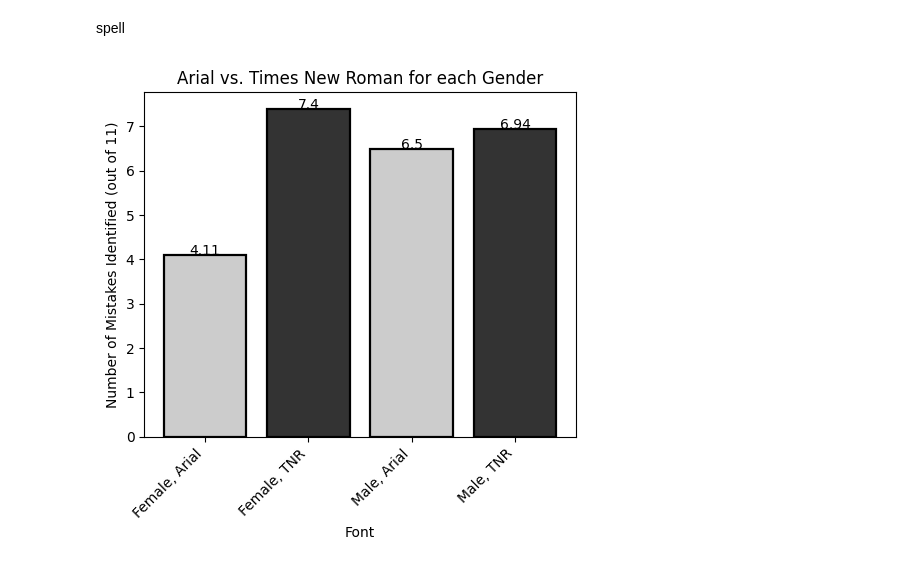
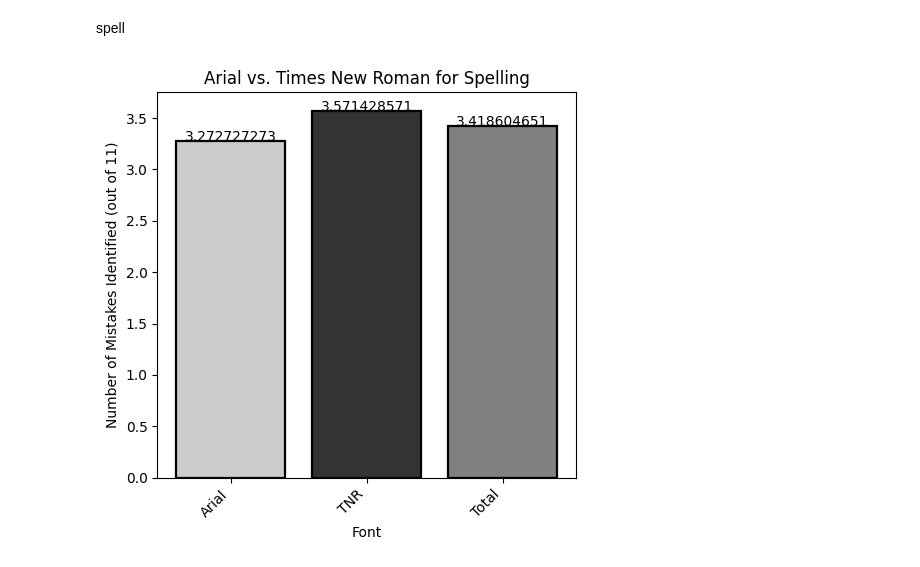
Before and after one commit to Thv1364/temporarything, a Jupyter notebook: stuff.ipynb, the cells around one changed output. Drawn from its saved outputs; the diff is of its cells as text; code cells hidden in the pictures.

```diff
--- a/stuff.ipynb
+++ b/stuff.ipynb
@@ -100,31 +100,31 @@ spell
 # %%
 import matplotlib.pyplot as plt
 import numpy as np
 
 # Sample data
-categories = ['Female, Arial', 'Female, TNR','Male, Arial', 'Male, TNR']
-values = [4.11, 7.4,6.5,6.94]
+categories = ['Arial', 'TNR', 'Total']
+values = [3.272727273, 3.571428571, 3.418604651]
 
-bar_colors=[(0.8,0.8,0.8), (0.2,0.2,0.2)]*((len(categories)//2))
+bar_colors=[(0.8,0.8,0.8), (0.2,0.2,0.2), (0.5,0.5,0.5)]
 
 plt.figure(figsize=(5, 5))
 def add_labels(x, y):
     for i in range(len(x)):
         plt.text(i, y[i], y[i],ha='center')
 # Create the bar graph
 plt.bar(categories, values,color=bar_colors,edgecolor='black', linewidth=1.6)
 #colors = ['skyblue', 'lightcoral'] * (len(categories) // 2)
 
 
 # Add labels and title
 plt.xlabel('Font')
 plt.ylabel('Number of Mistakes Identified (out of 11)')
-plt.title('Arial vs. Times New Roman for each Gender')
+plt.title('Arial vs. Times New Roman for Spelling')
 plt.xticks(rotation=45, ha='right') # Rotate labels by 45 degrees and align to the right
 plt.tight_layout()
 add_labels(categories, values)
 # Display the plot
-plt.savefig('figure5.png', dpi=3000)
+plt.savefig('figure6.png', dpi=3000)
 plt.show()
 # %% [output]
-[figure, old version]
+[figure, new version]
```
Also changed, not shown: parts of 1 cell of this notebook, 2 other files.
